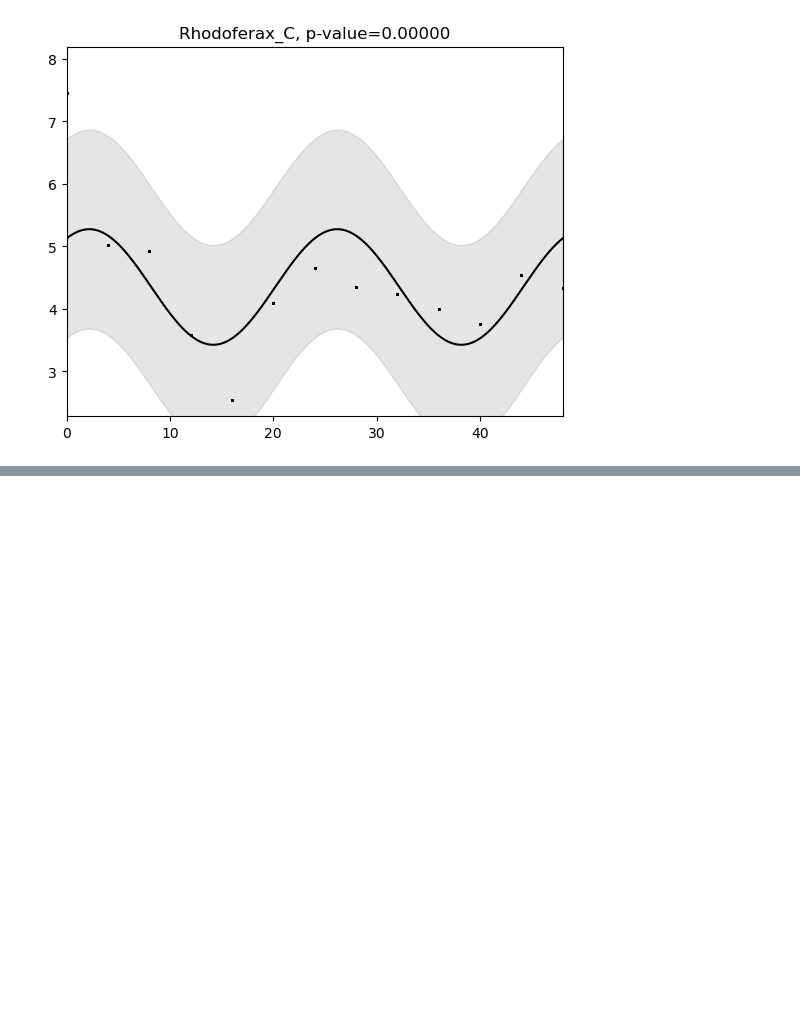
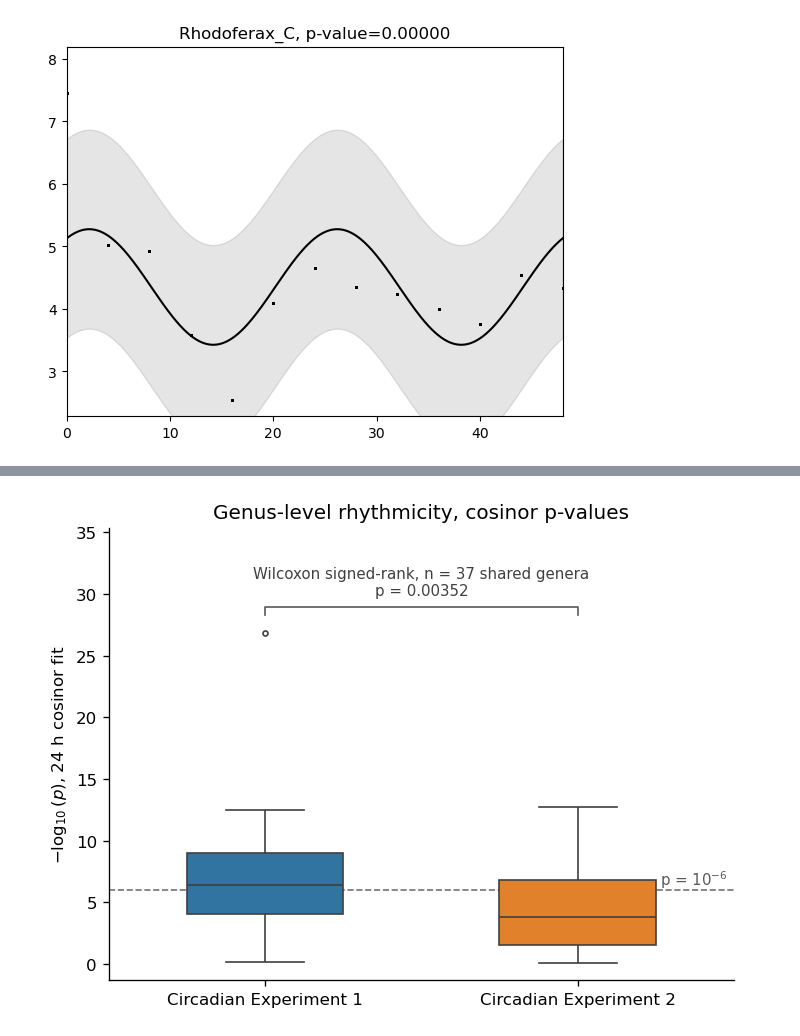
Before and after one commit to mikepassal/Outdoor_microbiome, a Jupyter notebook: Local_analysis/Transcriptome_vs_weather_and_microbiome/Time_and_rain_correlation/circadian_cosinor_check_for_high_fit_genes.ipynb, the cells around one changed output, grey strips where cells are left out. Cells and saved outputs as stored; diff of their text form; code cells hidden in the pictures; blank space fills up the shorter version.

```diff
--- a/Local_analysis/Transcriptome_vs_weather_and_microbiome/Time_and_rain_correlation/circadian_cosinor_check_for_high_fit_genes.ipynb
+++ b/Local_analysis/Transcriptome_vs_weather_and_microbiome/Time_and_rain_correlation/circadian_cosinor_check_for_high_fit_genes.ipynb
@@ -513,0 +600,39 @@ plt.show()
+# %%
+fig, ax = plt.subplots(figsize=(6, 4.5), dpi=120)
+fig.patch.set_facecolor("white")
+ax.axhline(threshold_line, color="0.45", linestyle="--", linewidth=1, zorder=1)
+sns.boxplot(
+    data=swarm_p_values,
+    x="dataset",
+    y="neg_log10_p",
+    hue="dataset",
+    order=dataset_order,
+    palette=dataset_colors,
+    width=0.5,
+    fliersize=3,
+    linewidth=1,
+    legend=False,
+    zorder=2,
+    ax=ax,
+)
+
+ax.text(
+    1.48,
+    threshold_line,
+    "p = $10^{-6}$",
+    color="0.35",
+    fontsize=9,
+    ha="right",
+    va="bottom",
+)
+
+annotate_group_difference(ax)
+
+ax.set_xlabel("")
+ax.set_ylabel("$-\\log_{10}(p)$, 24 h cosinor fit")
+ax.set_title("Genus-level rhythmicity, cosinor p-values")
+sns.despine()
+plt.tight_layout()
+plt.show()
+# %% [output]
+[figure, added]
```
Also changed, not shown: parts of 13 cells of this notebook, 14 other files.
